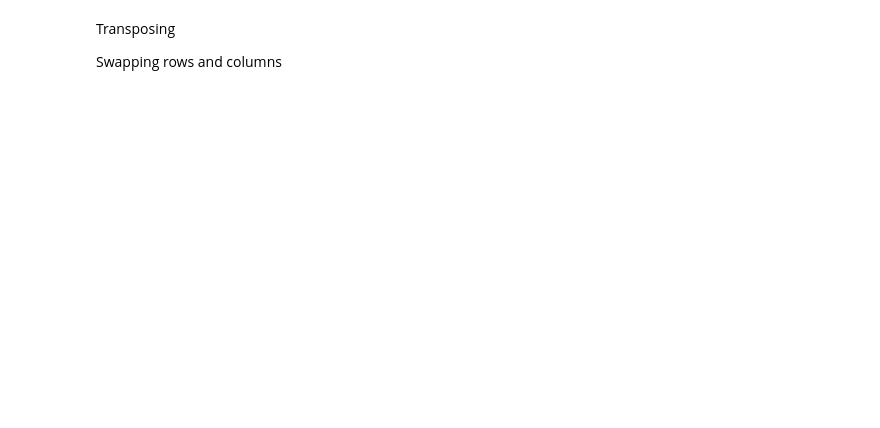
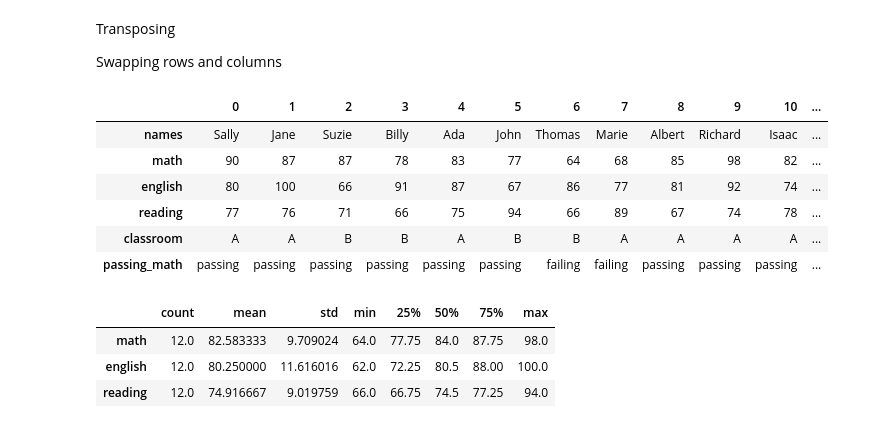
Before and after one commit to shawn-brown12/data-science-libraries, a Jupyter notebook: pandas_advanced_dataframes_lesson.ipynb, the cells around one changed output. Drawn from its saved outputs; the diff is of its cells as text; code cells hidden in the pictures; blank space fills up the shorter version.

```diff
--- a/pandas_advanced_dataframes_lesson.ipynb
+++ b/pandas_advanced_dataframes_lesson.ipynb
@@ -601,3 +673,5 @@ users.merge(roles,
 `pd.crosstab`
 
 Count the number of students passing math in each classroom (student grades df):
+# %%
+df['passing_math'] = np.where(df.math < 70, 'failing', 'passing')
@@ -640,3 +837,20 @@ Use a dictionary to calculate the total price for an order. Then save the calcul
 Transposing
 
 Swapping rows and columns
+# %%
+df.T
+# %% [output]
+|  | 0 | 1 | 2 | 3 | 4 | 5 | 6 | 7 | 8 | 9 | 10 | ... |
+| names | Sally | Jane | Suzie | Billy | Ada | John | Thomas | Marie | Albert | Richard | Isaac | ... |
+| math | 90 | 87 | 87 | 78 | 83 | 77 | 64 | 68 | 85 | 98 | 82 | ... |
+| english | 80 | 100 | 66 | 91 | 87 | 67 | 86 | 77 | 81 | 92 | 74 | ... |
+| reading | 77 | 76 | 71 | 66 | 75 | 94 | 66 | 89 | 67 | 74 | 78 | ... |
+| classroom | A | A | B | B | A | B | B | A | A | A | A | ... |
+| passing_math | passing | passing | passing | passing | passing | passing | failing | failing | passing | passing | passing | ... |
+# %%
+df.describe().T
+# %% [output]
+|  | count | mean | std | min | 25% | 50% | 75% | max |
+| math | 12.0 | 82.583333 | 9.709024 | 64.0 | 77.75 | 84.0 | 87.75 | 98.0 |
+| english | 12.0 | 80.250000 | 11.616016 | 62.0 | 72.25 | 80.5 | 88.00 | 100.0 |
+| reading | 12.0 | 74.916667 | 9.019759 | 66.0 | 66.75 | 74.5 | 77.25 | 94.0 |
```
Also changed, not shown: parts of 22 cells of this notebook, 1 other file.
